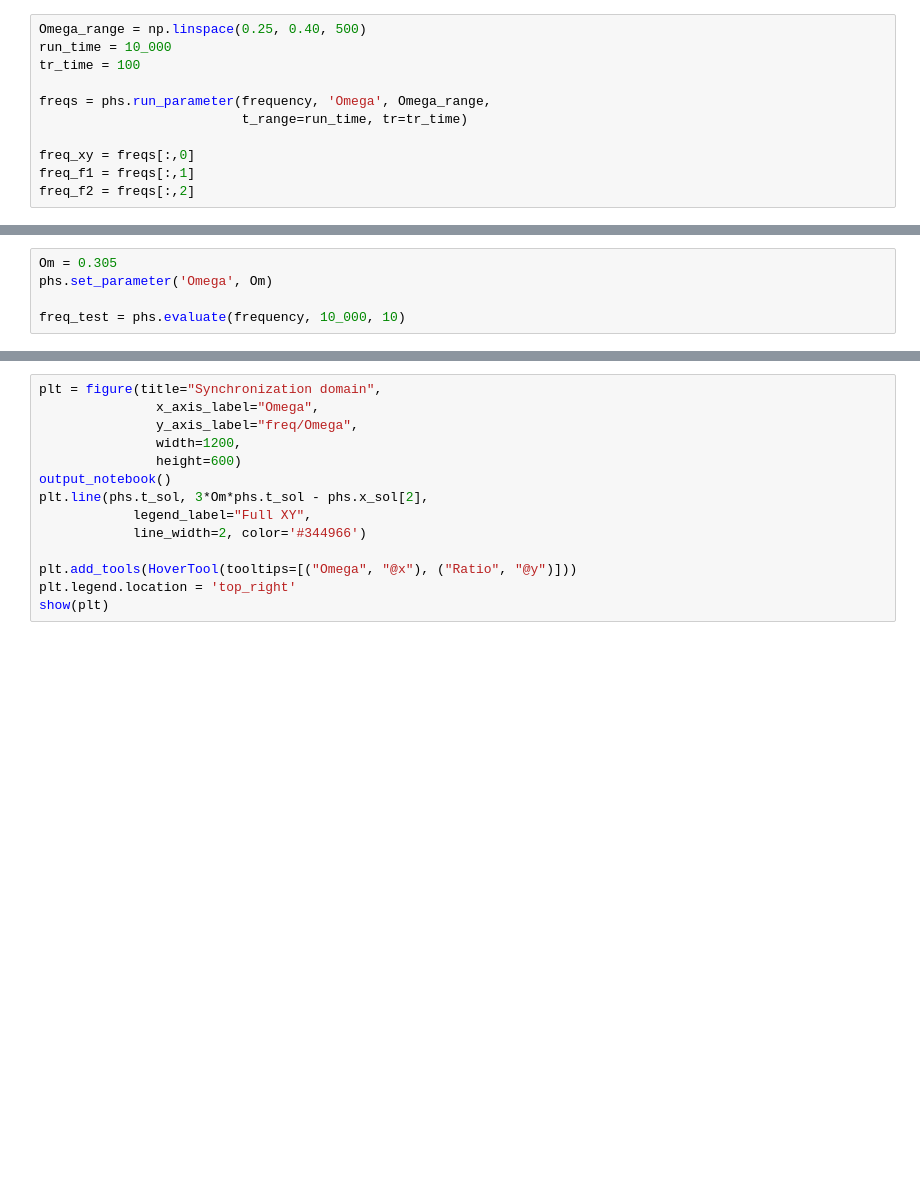
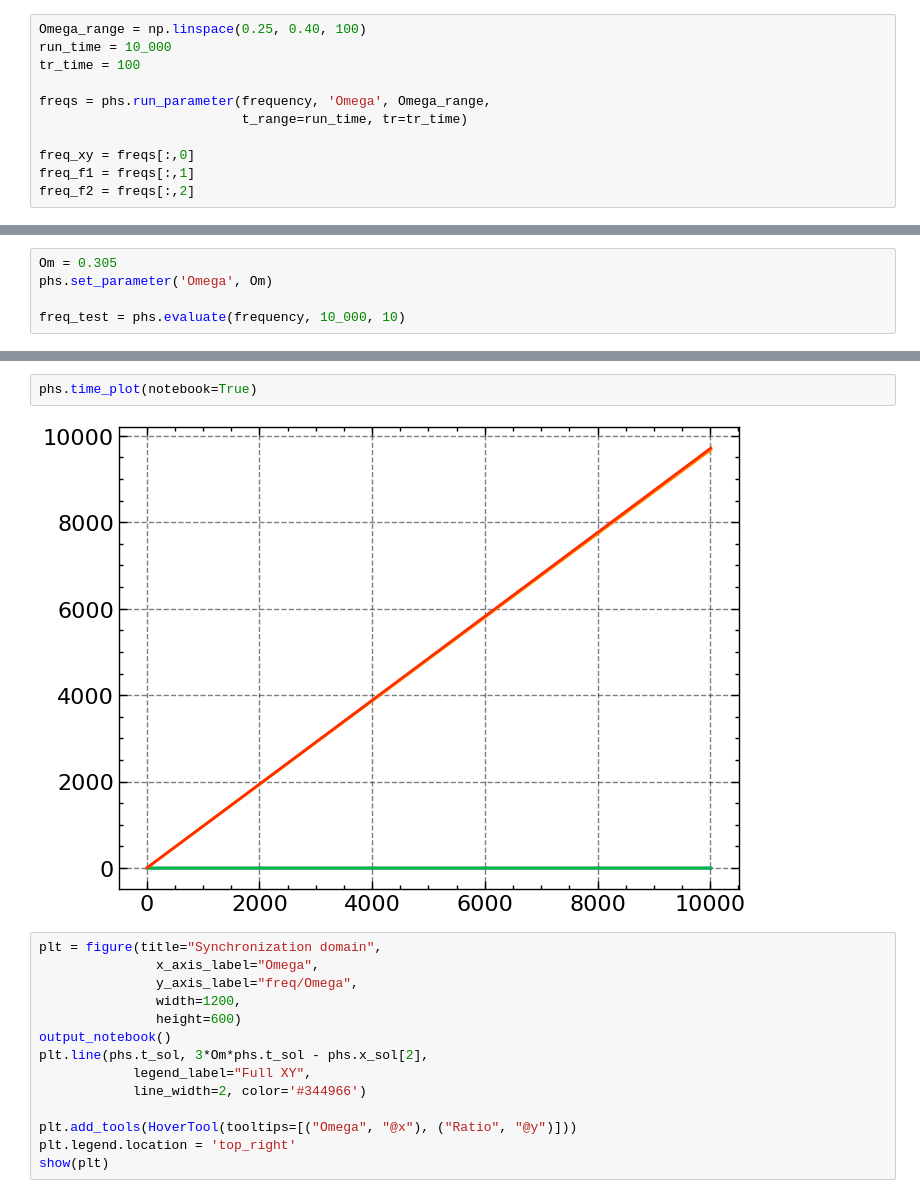
Before and after one commit to yernurbaibolatov/Pynld, a Jupyter notebook: examples/playground.ipynb, the cells around one changed output, grey strips where cells are left out. Cells and saved outputs as stored; diff of their text form; blank space fills up the shorter version.

```diff
--- a/examples/playground.ipynb
+++ b/examples/playground.ipynb
@@ -87,7 +83,7 @@ phs = DynamicalSystem(system, t0=0, x0=u0, parameters=p)
 # %% [markdown]
 ### Synchronization domain check
 # %%
-Omega_range = np.linspace(0.25, 0.40, 500)
+Omega_range = np.linspace(0.25, 0.40, 100)
 run_time = 10_000
 tr_time = 100
 
@@ -174,3 +189,7 @@ freq_test = phs.evaluate(frequency, 10_000, 10)
+# %%
+phs.time_plot(notebook=True)
+# %% [output]
+[figure, added]
 # %%
 plt = figure(title="Synchronization domain",
                x_axis_label="Omega",
```
Also changed, not shown: parts of 5 cells of this notebook, 11 other files.
